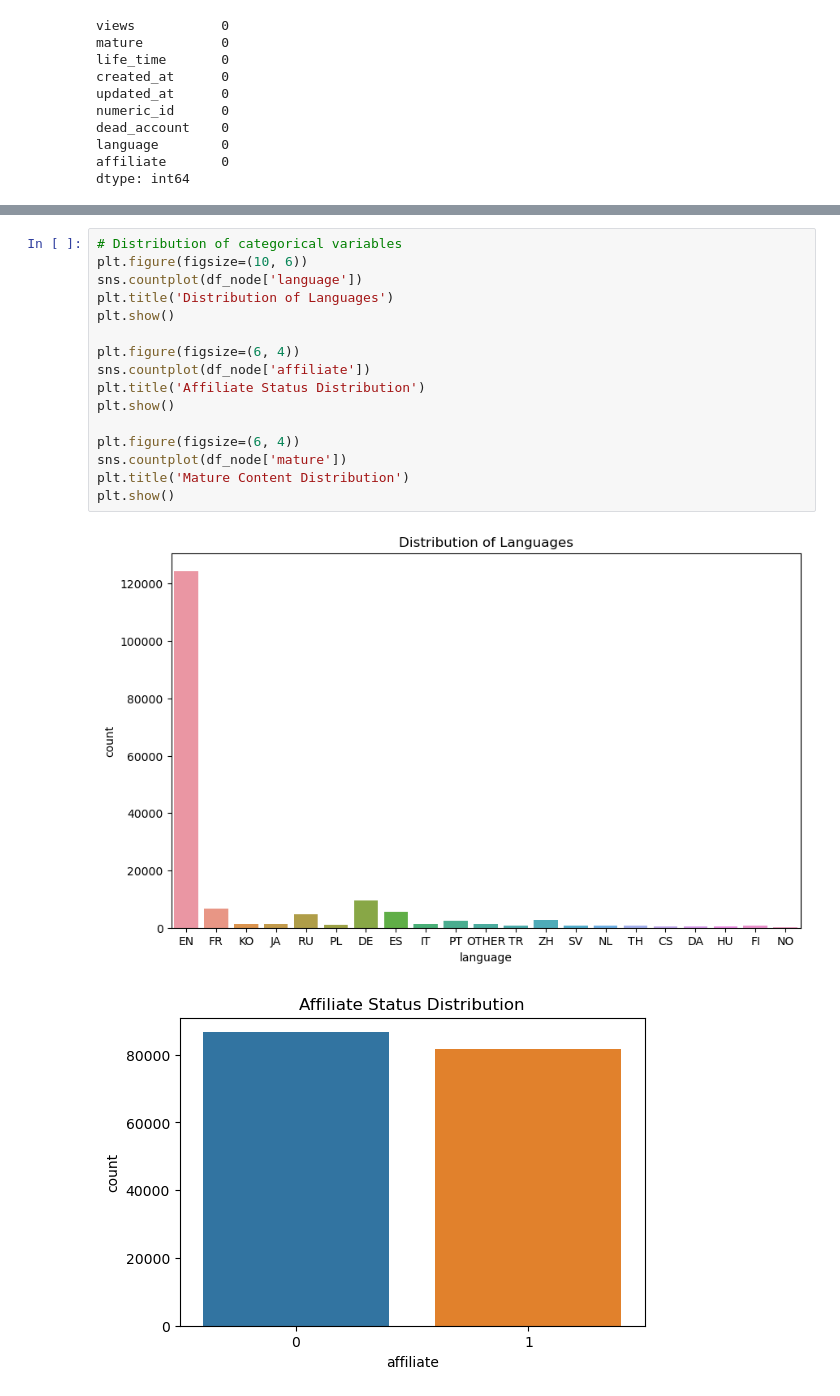
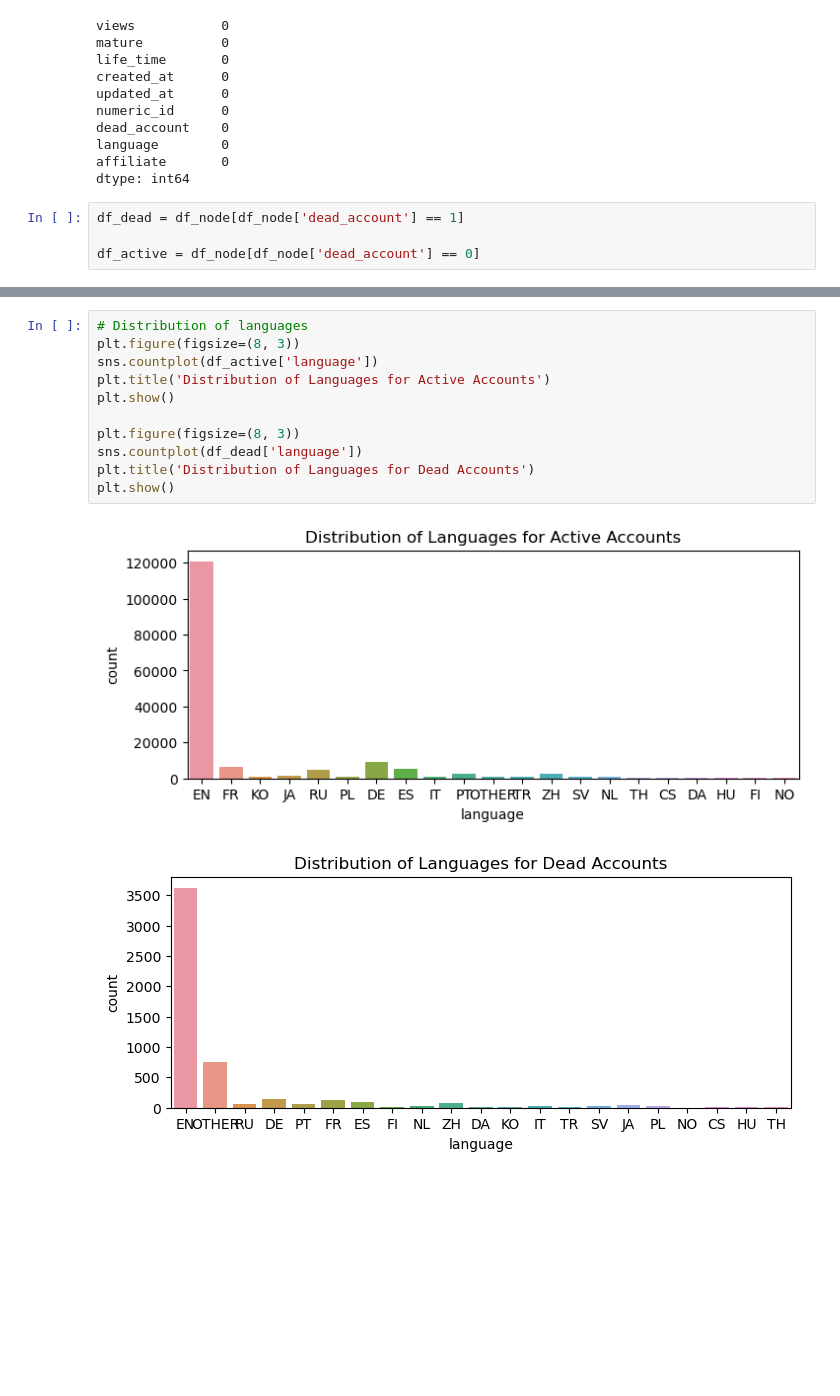
Before and after one commit to kevinlin0638/mini-project, a Jupyter notebook: project/EDA.ipynb, the cells around one changed output, grey strips where cells are left out. Drawn from its saved outputs; the diff is of its cells as text; blank space fills up the shorter version.

```diff
--- a/project/EDA.ipynb
+++ b/project/EDA.ipynb
@@ -75,3 +75,7 @@ dead_account    0
 language        0
 affiliate       0
 dtype: int64
+# %%
+df_dead = df_node[df_node['dead_account'] == 1]
+
+df_active = df_node[df_node['dead_account'] == 0]
@@ -78,19 +171,14 @@ dtype: int64
 # %%
-# Distribution of categorical variables
-plt.figure(figsize=(10, 6))
-sns.countplot(df_node['language'])
-plt.title('Distribution of Languages')
+# Distribution of languages
+plt.figure(figsize=(8, 3))
+sns.countplot(df_active['language'])
+plt.title('Distribution of Languages for Active Accounts')
 plt.show()
 
-plt.figure(figsize=(6, 4))
-sns.countplot(df_node['affiliate'])
-plt.title('Affiliate Status Distribution')
+plt.figure(figsize=(8, 3))
+sns.countplot(df_dead['language'])
+plt.title('Distribution of Languages for Dead Accounts')
 plt.show()
-
-plt.figure(figsize=(6, 4))
-sns.countplot(df_node['mature'])
-plt.title('Mature Content Distribution')
-plt.show()
 # %% [output]
-[figure, old version]
+[figure, new version]
-[figure, old version]
+[figure, new version]
```
Also changed, not shown: parts of 32 cells of this notebook, 1 other file.
